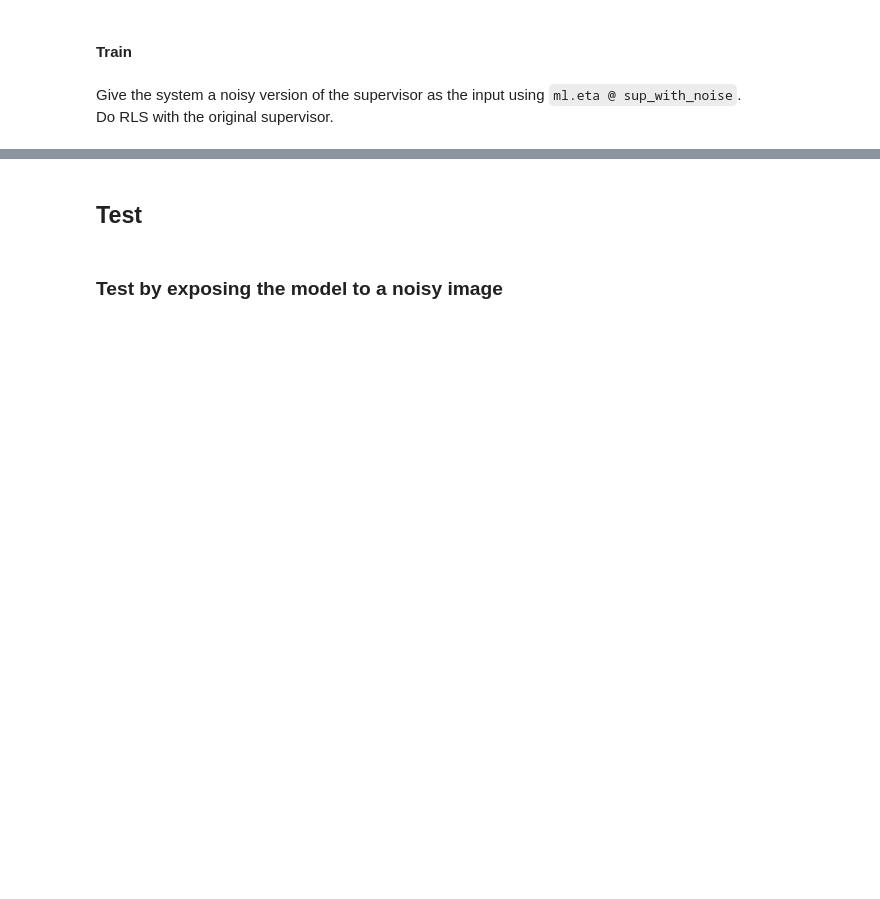
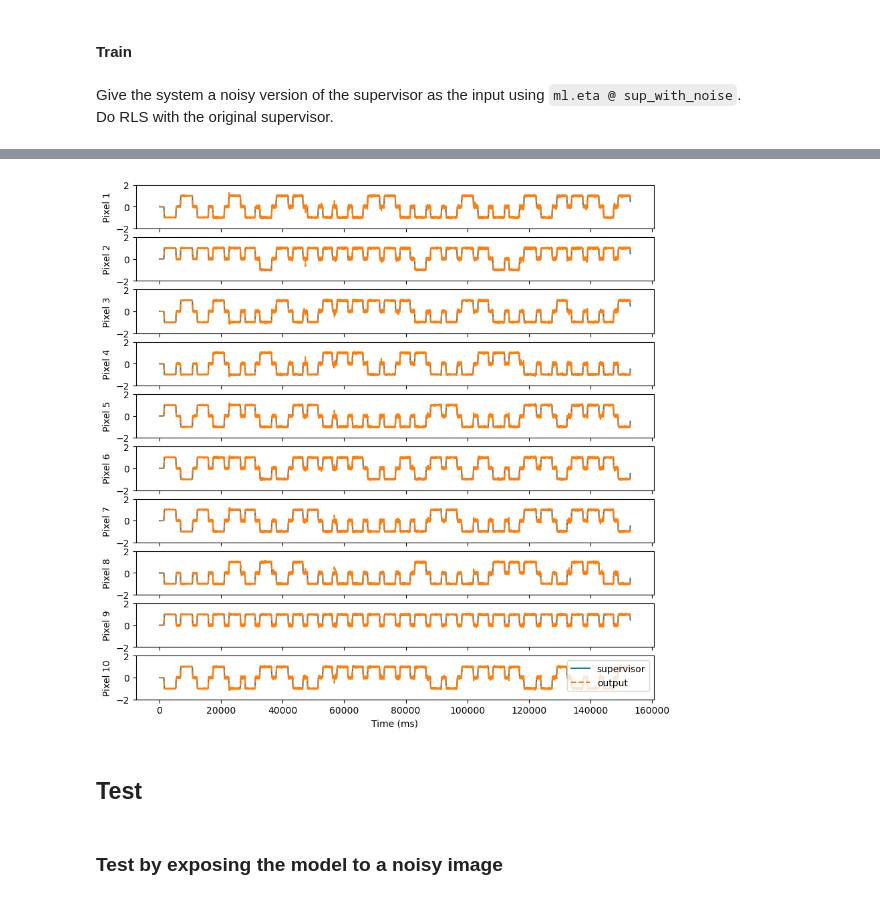
Before and after one commit to themahani/ml_force_research, a Jupyter notebook: morris_lecar/memory_task_with_training.ipynb, the cells around one changed output, grey strips where cells are left out. Drawn from its saved outputs; the diff is of its cells as text; code cells hidden in the pictures; blank space fills up the shorter version.

```diff
--- a/morris_lecar/memory_task_with_training.ipynb
+++ b/morris_lecar/memory_task_with_training.ipynb
@@ -187,10 +188,10 @@ plt.show()
 # %%
 N = 500
 T = signal_smoothed.shape[0] * dt
-I_bias = 70      # mA
+I_bias = 65      # mA
 
 Q = 50
-gbar = 15   # nS
+gbar = 20   # nS
 lamda = 0.8
 p_sparsity = 0.1
 device = torch.device("cuda" if torch.cuda.is_available() else "cpu")
@@ -287,15 +290,17 @@ ml.x_hat_rec.shape, ml.sup.shape
 # %%
 nrows = 10
-fig, ax = plt.subplots(figsize=(5, nrows * 1), nrows=nrows, sharex=True, sharey=True)
+fig, ax = plt.subplots(figsize=(10, nrows * 1), nrows=nrows, sharex=True, sharey=True)
 plt.ylim(-2, 2)
 
 for i in range(len(ax)):
     ax[i].plot(t_train, ml.sup[:, i].cpu().numpy(), label="supervisor")
     ax[i].plot(t_train, ml.x_hat_rec[:, i].cpu().numpy(), '--', label="output")
     ax[i].set_ylabel(f"Pixel {i+1}")
 ax[-1].set_xlabel("Time (ms)")
 plt.legend()
 plt.show()
+# %% [output]
+[figure, added]
 # %% [markdown]
 ## Test
 # %% [markdown]
```
Also changed, not shown: parts of 21 cells of this notebook, 20 other files.
